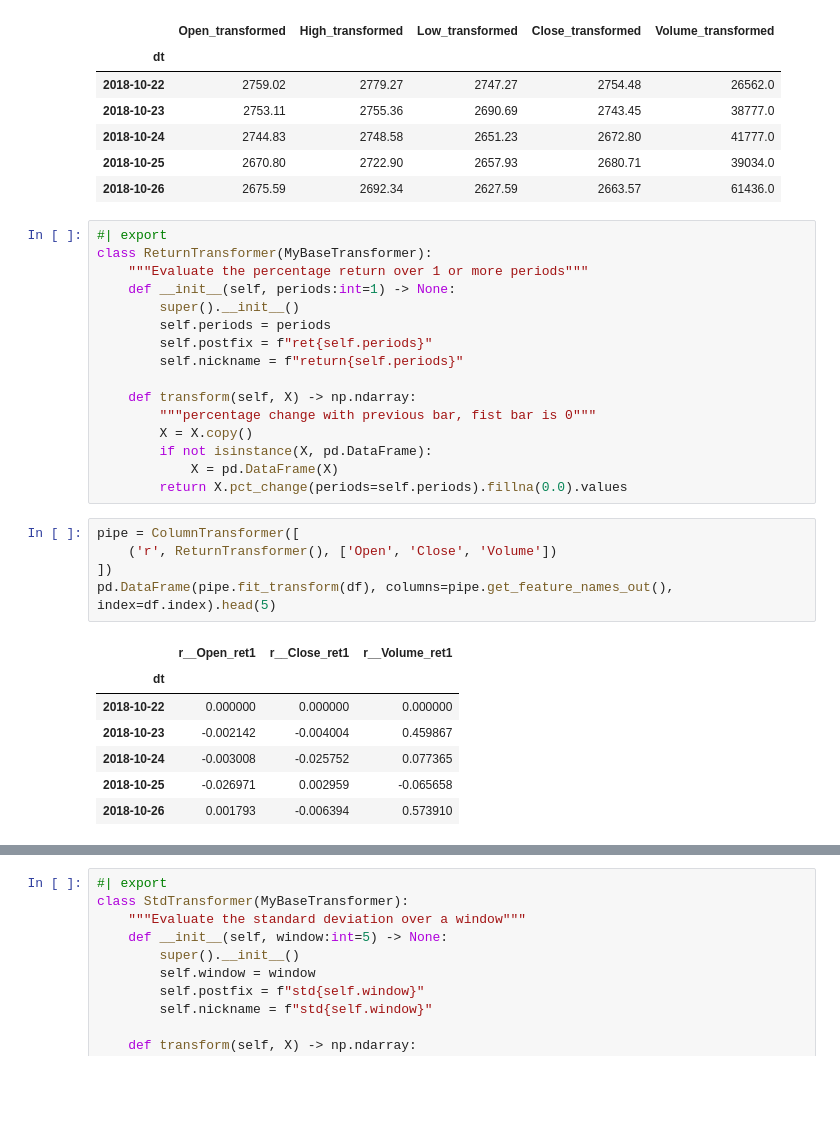
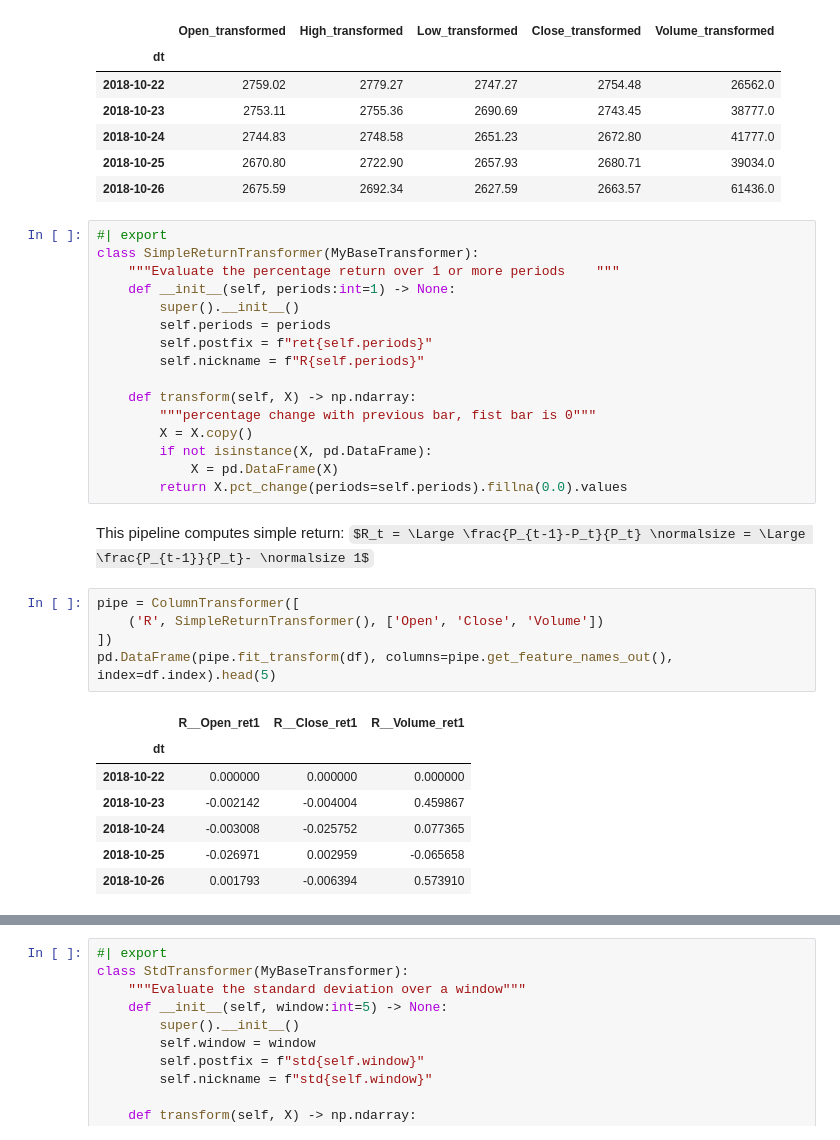
Before and after one commit to vtecftwy/myquantlab, a Jupyter notebook: nbs-dev/02_pipelines.ipynb, the cells around one changed output, grey strips where cells are left out. Drawn from its saved outputs; the diff is of its cells as text; some formulas as TeX source; blank space fills up the shorter version.

```diff
--- a/nbs-dev/02_pipelines.ipynb
+++ b/nbs-dev/02_pipelines.ipynb
@@ -79,13 +79,13 @@ pd.DataFrame(data=pipe.fit_transform(df), columns=pipe.get_feature_names_out(),
 | 2018-10-26 | 2675.59 | 2692.34 | 2627.59 | 2663.57 | 61436.0 |
 # %%
 #| export
-class ReturnTransformer(MyBaseTransformer):
-    """Evaluate the percentage return over 1 or more periods"""
+class SimpleReturnTransformer(MyBaseTransformer):
+    """Evaluate the percentage return over 1 or more periods    """
     def __init__(self, periods:int=1) -> None:
         super().__init__()
         self.periods = periods
         self.postfix = f"ret{self.periods}"
-        self.nickname = f"return{self.periods}"
+        self.nickname = f"R{self.periods}"
 
     def transform(self, X) -> np.ndarray:
         """percentage change with previous bar, fist bar is 0"""
@@ -93,13 +93,15 @@ class ReturnTransformer(MyBaseTransformer):
         if not isinstance(X, pd.DataFrame):
             X = pd.DataFrame(X)
         return X.pct_change(periods=self.periods).fillna(0.0).values
+# %% [markdown]
+This pipeline computes simple return: $R_t = \Large \frac{P_{t-1}-P_t}{P_t} \normalsize = \Large \frac{P_{t-1}}{P_t}- \normalsize 1$
 # %%
 pipe = ColumnTransformer([
-    ('r', ReturnTransformer(), ['Open', 'Close', 'Volume'])
+    ('R', SimpleReturnTransformer(), ['Open', 'Close', 'Volume'])
 ])
 pd.DataFrame(pipe.fit_transform(df), columns=pipe.get_feature_names_out(), index=df.index).head(5)
 # %% [output]
-|  | r__Open_ret1 | r__Close_ret1 | r__Volume_ret1 |
+|  | R__Open_ret1 | R__Close_ret1 | R__Volume_ret1 |
 | dt |  |  |  |
 | 2018-10-22 | 0.000000 | 0.000000 | 0.000000 |
 | 2018-10-23 | -0.002142 | -0.004004 | 0.459867 |
```
Also changed, not shown: parts of 7 cells of this notebook, 2 other files.
